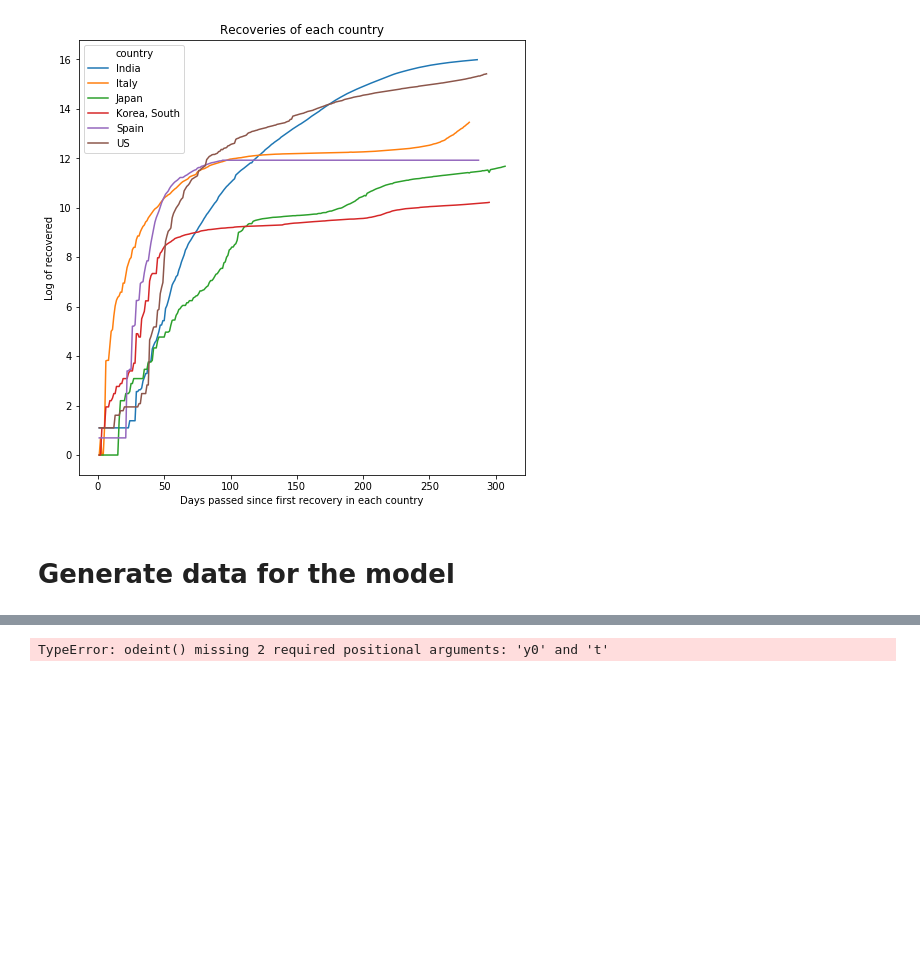
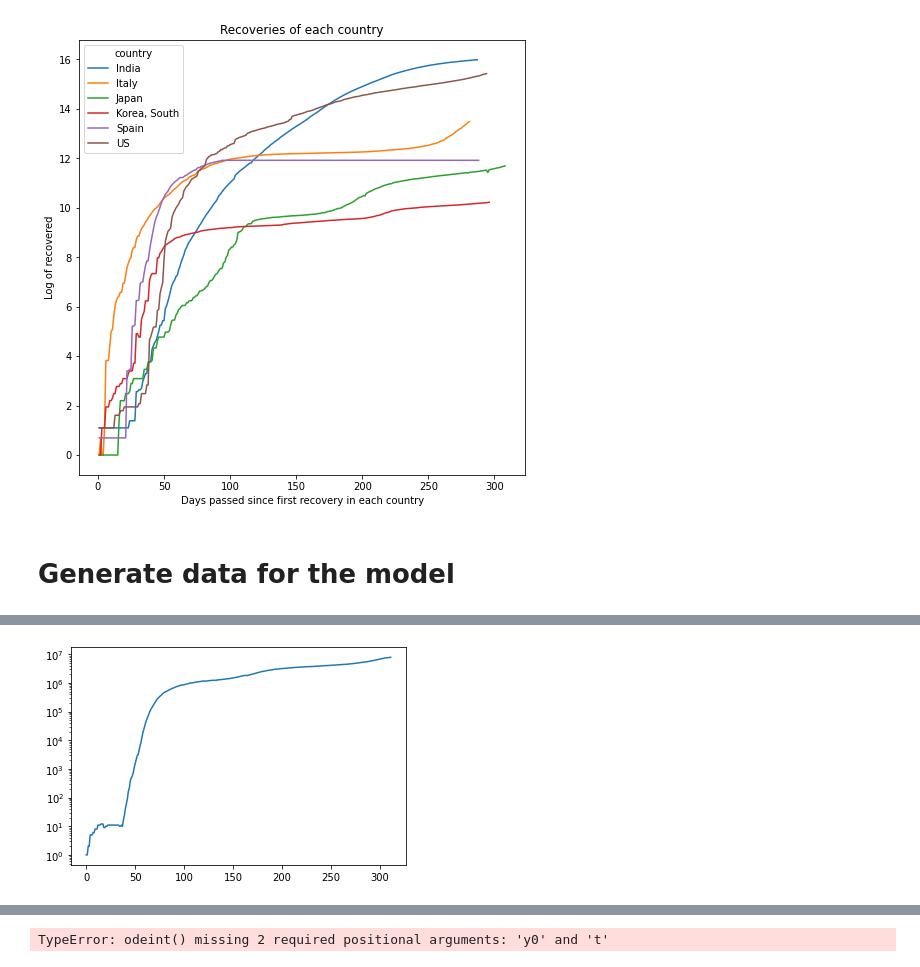
Before and after one commit to nkasmanoff/covid-pyro, a Jupyter notebook: notebooks/Causal ML code for SIR.ipynb, the cells around one changed output, grey strips where cells are left out. Drawn from its saved outputs; the diff is of its cells as text; code cells hidden in the pictures; blank space fills up the shorter version.

```diff
--- a/notebooks/Causal ML code for SIR.ipynb
+++ b/notebooks/Causal ML code for SIR.ipynb
@@ -220,3 +261,8 @@ class constructData():
 US_tot_pop = get_country_pop("US")
 data = constructData(url)
 us = data.get_data("US", US_tot_pop)
+# %%
+plt.plot(us[:,1])
+plt.yscale('log')
+# %% [output]
+[figure, added]
```
Also changed, not shown: parts of 14 cells of this notebook, 4 other files.
